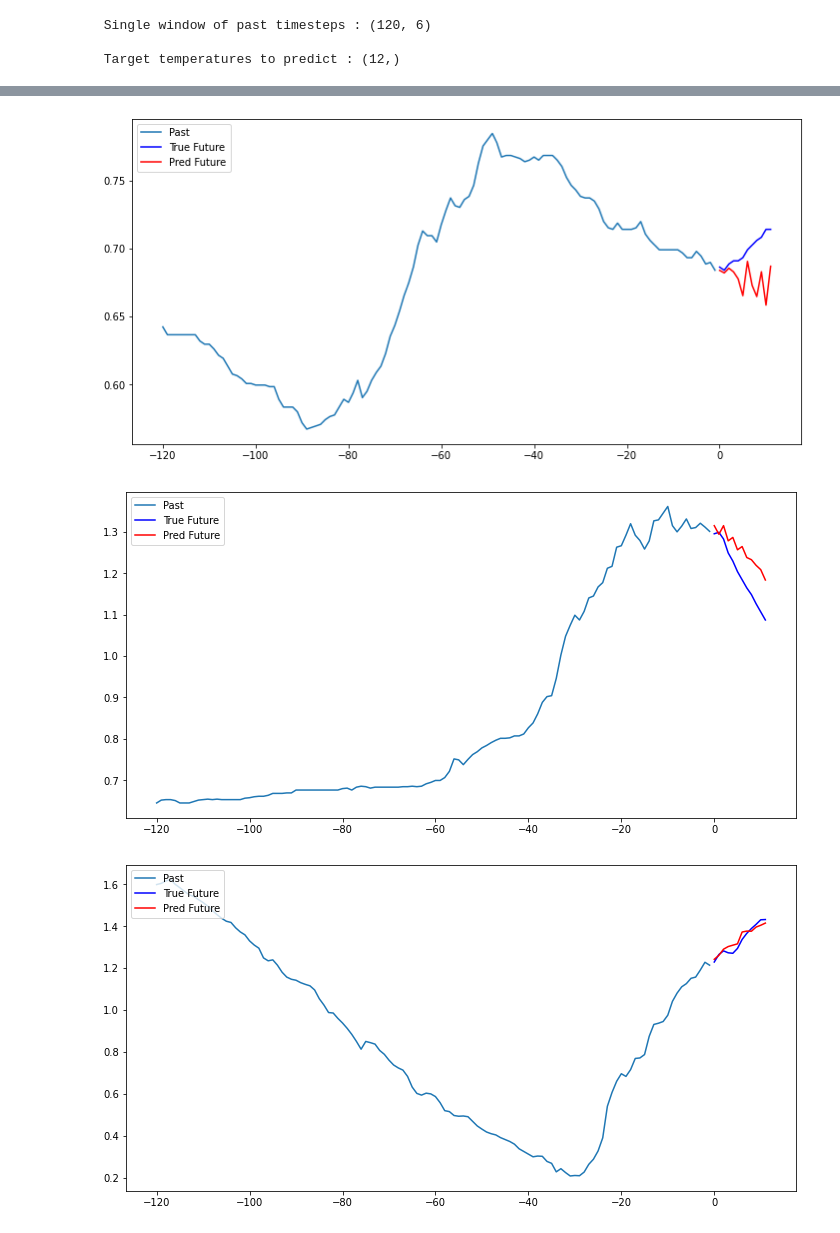
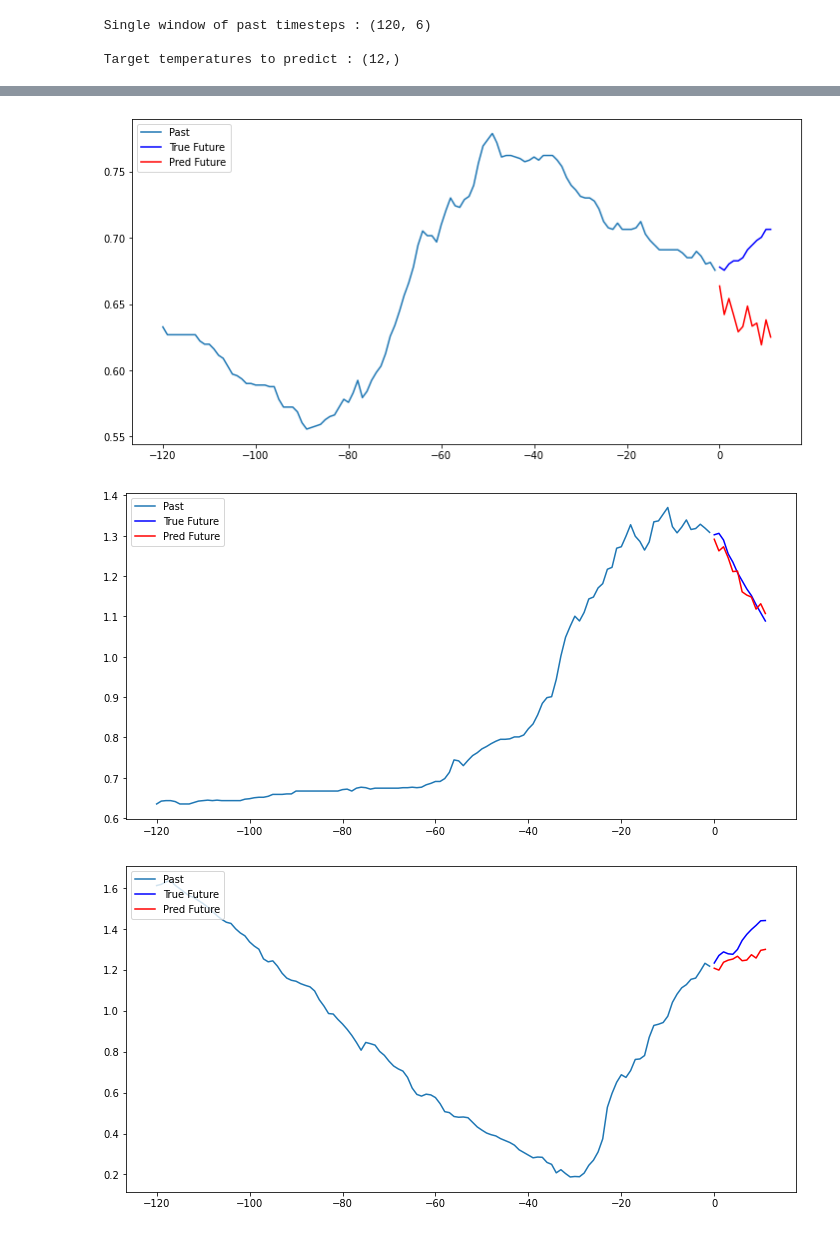
Before and after one commit to MyriadSpace/Concepts_and_Apps_of_Deep_Learning, a Jupyter notebook: RNN/Germany_Jena_RNN.ipynb, the cells around one changed output, grey strips where cells are left out. Drawn from its saved outputs; the diff is of its cells as text; code cells hidden in the pictures.

```diff
--- a/RNN/Germany_Jena_RNN.ipynb
+++ b/RNN/Germany_Jena_RNN.ipynb
@@ -45,13 +43,12 @@ features.head()
 | 3 | 996.51 | -8.31 | 1309.19 | 3.07 | 0.19 | 1.92 |
 | 4 | 996.51 | -8.27 | 1309.00 | 3.08 | 0.19 | 1.92 |
 # %%
-
 # 항목명을 제외한 데이터만 추출
 dataset = features.values
 
 # 넘파이를 이용한 평균값과 표준편차 계산
-data_mean = dataset[:TRAIN_SPLIT].mean(axis=0)
-data_std = dataset[:TRAIN_SPLIT].std(axis=0)
+data_mean = dataset.mean(axis=0)
+data_std = dataset.std(axis=0)
 
 # 정규화
 dataset = (dataset-data_mean)/data_std
@@ -205,9 +204,9 @@ Epoch 20/20
 <tensorflow.python.keras.callbacks.History at 0x...>
 # %%
 # 검증: 예측 결과 출력
-for x, y in val_data.take(10):
+for x, y in val_data.take(4):
   result_plot(x[0], y[0], model.predict(x)[0])
 # %% [output]
-[figure, old version]
+[figure, new version]
-[figure, old version]
+[figure, new version]
-[figure, old version]
+[figure, new version]
```
Also changed, not shown: parts of 13 cells of this notebook.
